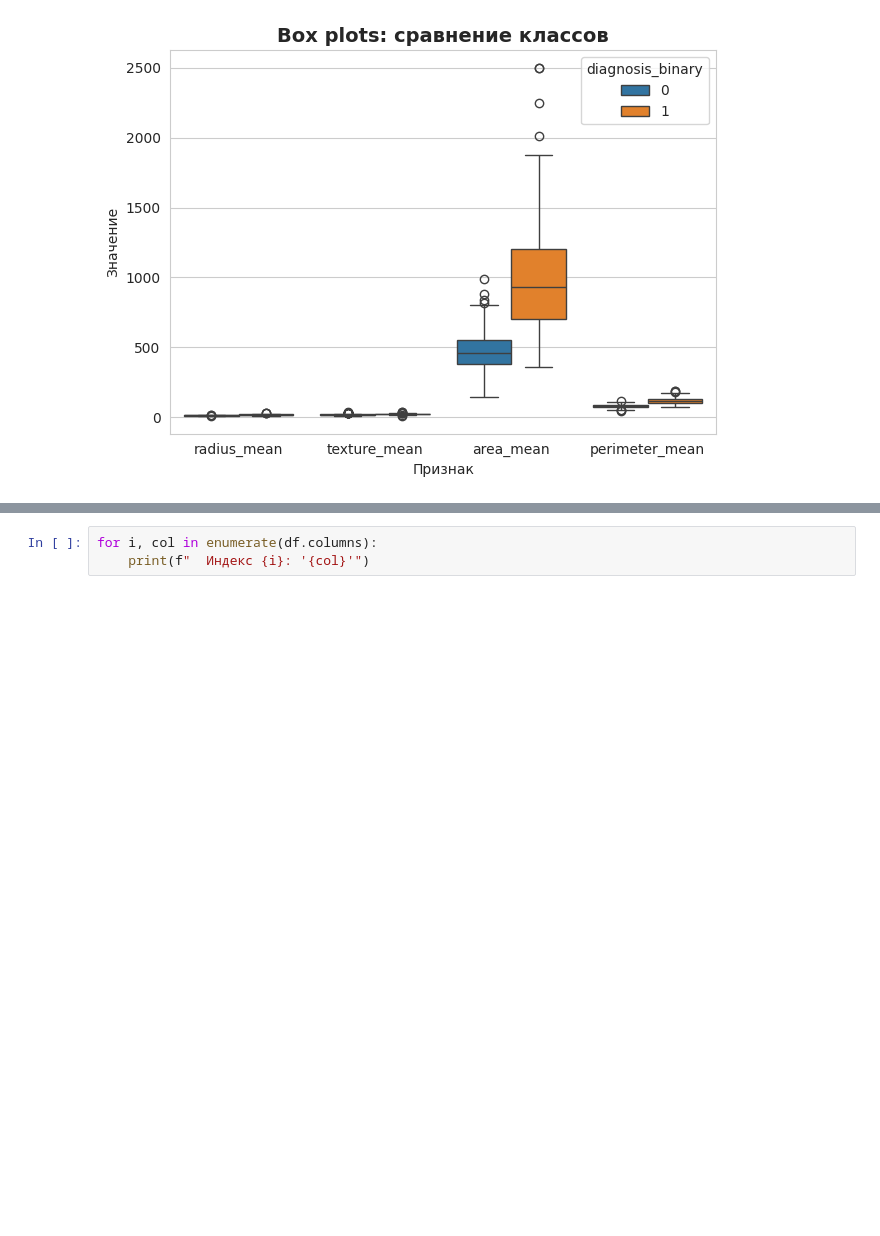
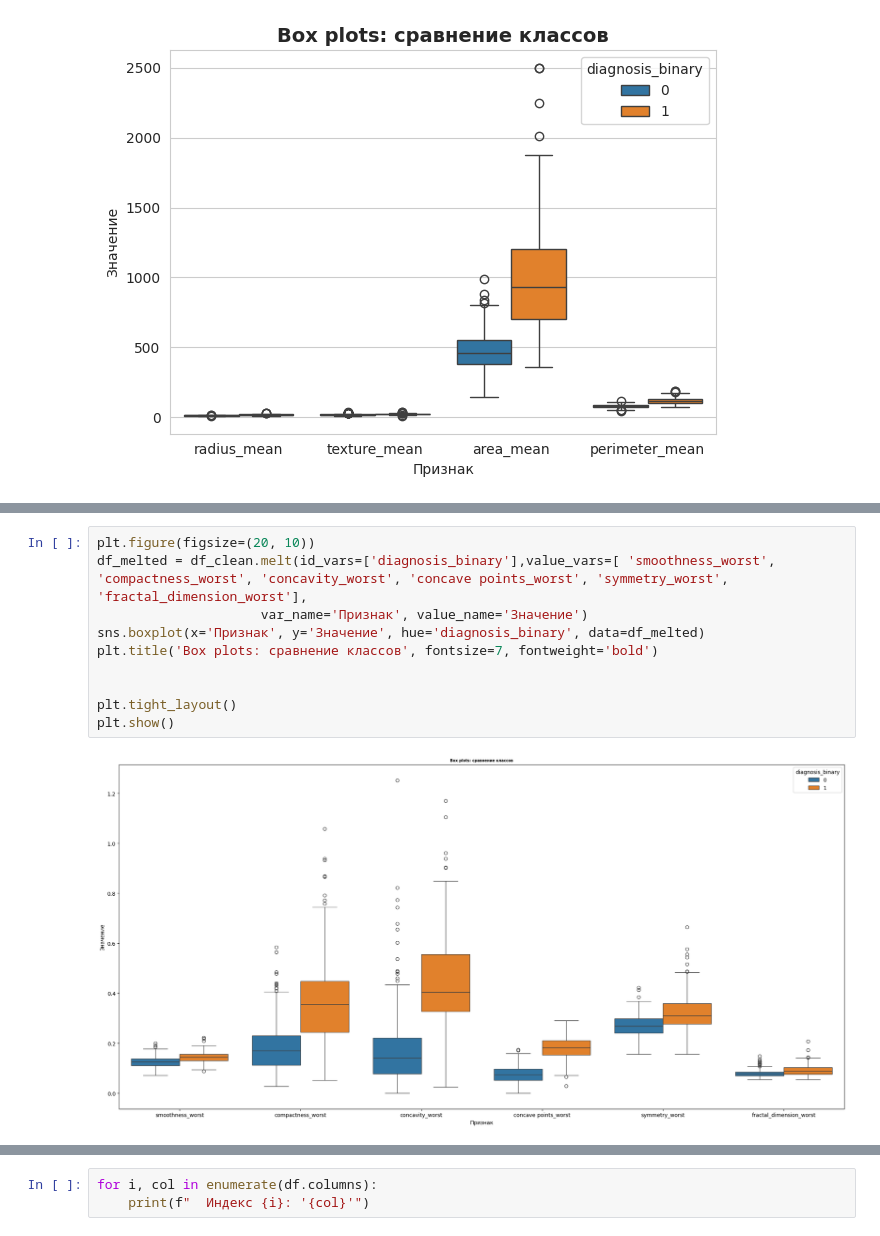
Before and after one commit to Ma-rCh/ML-Basic, a Jupyter notebook: homework_09/homework_09.ipynb, the cells around one changed output, grey strips where cells are left out. Cells and saved outputs as stored; diff of their text form; blank space fills up the shorter version.

```diff
--- a/homework_09/homework_09.ipynb
+++ b/homework_09/homework_09.ipynb
@@ -361,0 +307,12 @@ plt.show()
+# %%
+plt.figure(figsize=(20, 10))
+df_melted = df_clean.melt(id_vars=['diagnosis_binary'],value_vars=[ 'smoothness_worst', 'compactness_worst', 'concavity_worst', 'concave points_worst', 'symmetry_worst', 'fractal_dimension_worst'],
+                     var_name='Признак', value_name='Значение')
+sns.boxplot(x='Признак', y='Значение', hue='diagnosis_binary', data=df_melted)
+plt.title('Box plots: сравнение классов', fontsize=7, fontweight='bold')
+
+
+plt.tight_layout()
+plt.show()
+# %% [output]
+[figure, added]
```
Also changed, not shown: parts of 14 cells of this notebook.
